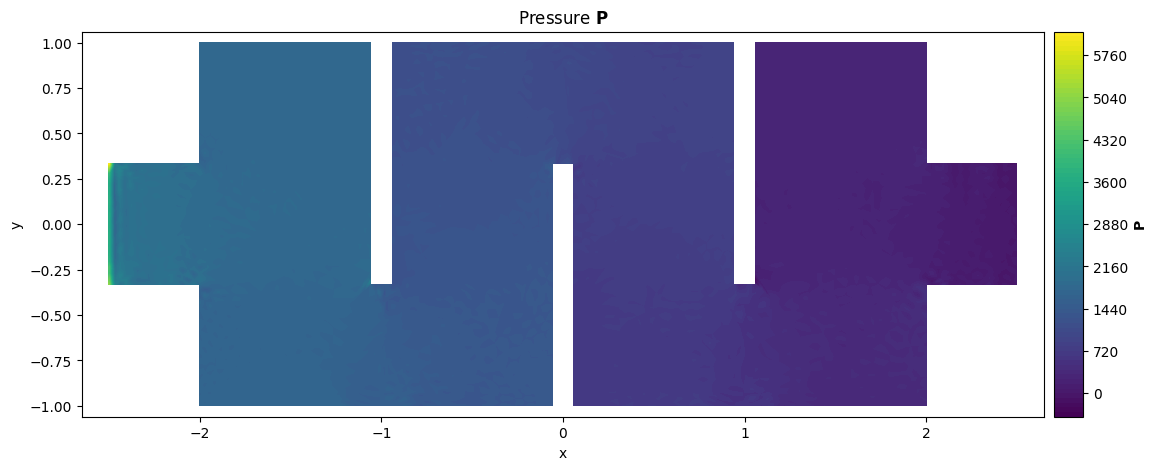
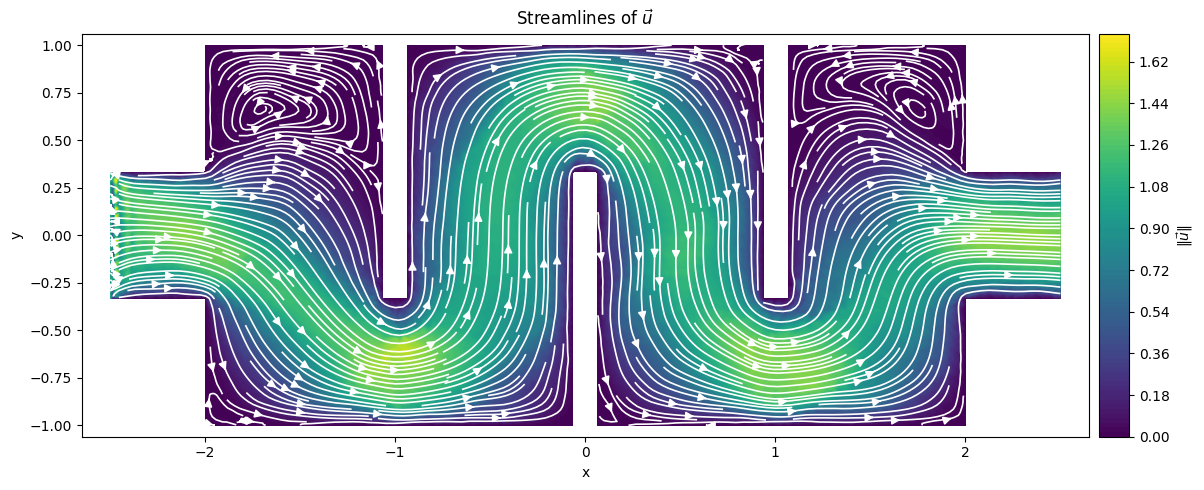
Unified diff of the notebook cell whose output changed from the first chart to the second:
--- before
+++ after
@@ -1,2 +1,4 @@
-plot_pressure(p_coarse, t_coarse, p_sol,
-              figsize=(15,5))
+plot_streamlines(p_fine, t_fine, ux, uy,
+                 grid_num=(500,500),
+                 figsize=(15,5),
+                 density=3.7)

Commit: Minor changes